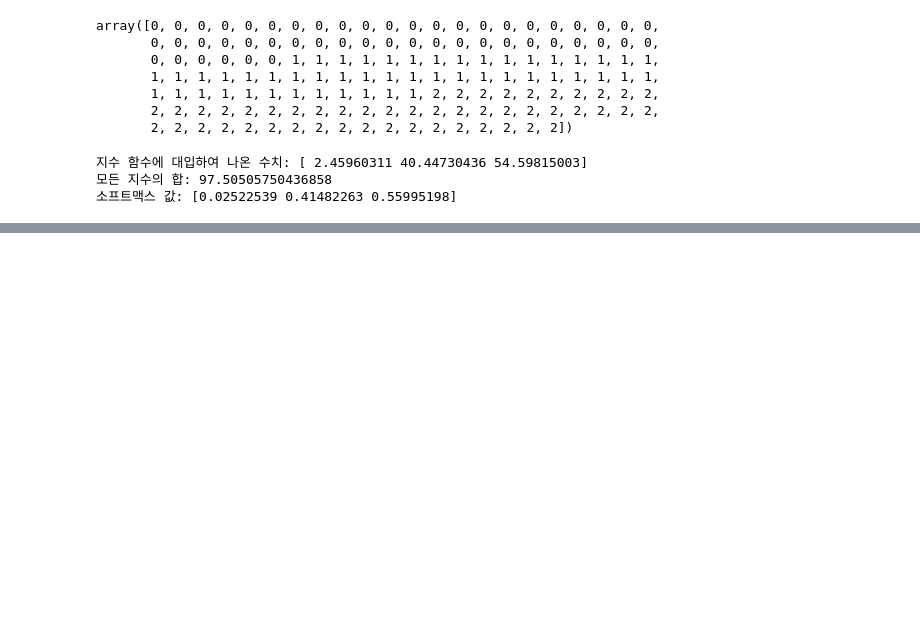
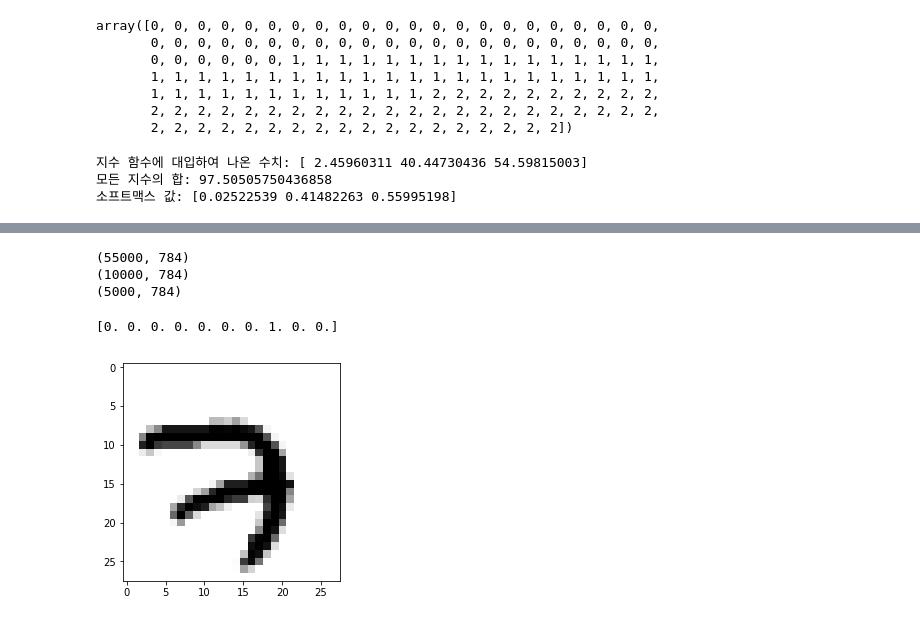
Before and after one commit to topchaebol/006762, a Jupyter notebook: 0704딥러닝수업1.ipynb, the cells around one changed output, grey strips where cells are left out. Cells and saved outputs as stored; diff of their text form; code cells hidden in the pictures; blank space fills up the shorter version.

```diff
--- a/0704딥러닝수업1.ipynb
+++ b/0704딥러닝수업1.ipynb
@@ -108,0 +122,3 @@ print("소프트맥스 값:", y)
+# %%
+from tensorflow.examples.tutorials.mnist import input_data
+mnist = input_data.read_data_sets("MNIST_data/", one_hot=True)
@@ -108,0 +156,15 @@ print("소프트맥스 값:", y)
+# %%
+print(mnist.train.images.shape)
+print(mnist.test.images.shape)
+print(mnist.validation.images.shape)
+# %% [output]
+(55000, 784)
+(10000, 784)
+(5000, 784)
+# %%
+import matplotlib.pyplot as plt
+plt.imshow(mnist.train.images[0].reshape(28,28), cmap='Greys')
+print(mnist.train.labels[0])
+# %% [output]
+[0. 0. 0. 0. 0. 0. 0. 1. 0. 0.]
+[figure, added]
```
Also changed, not shown: parts of 8 cells of this notebook.
